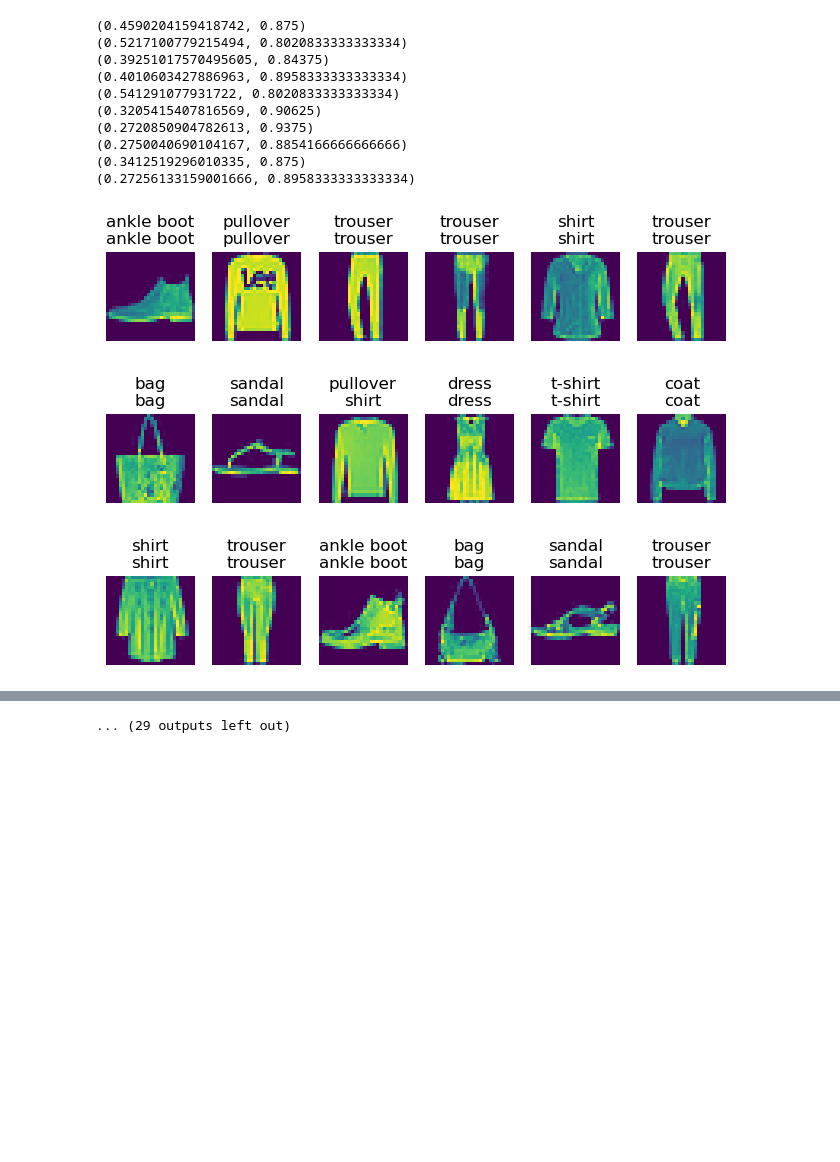
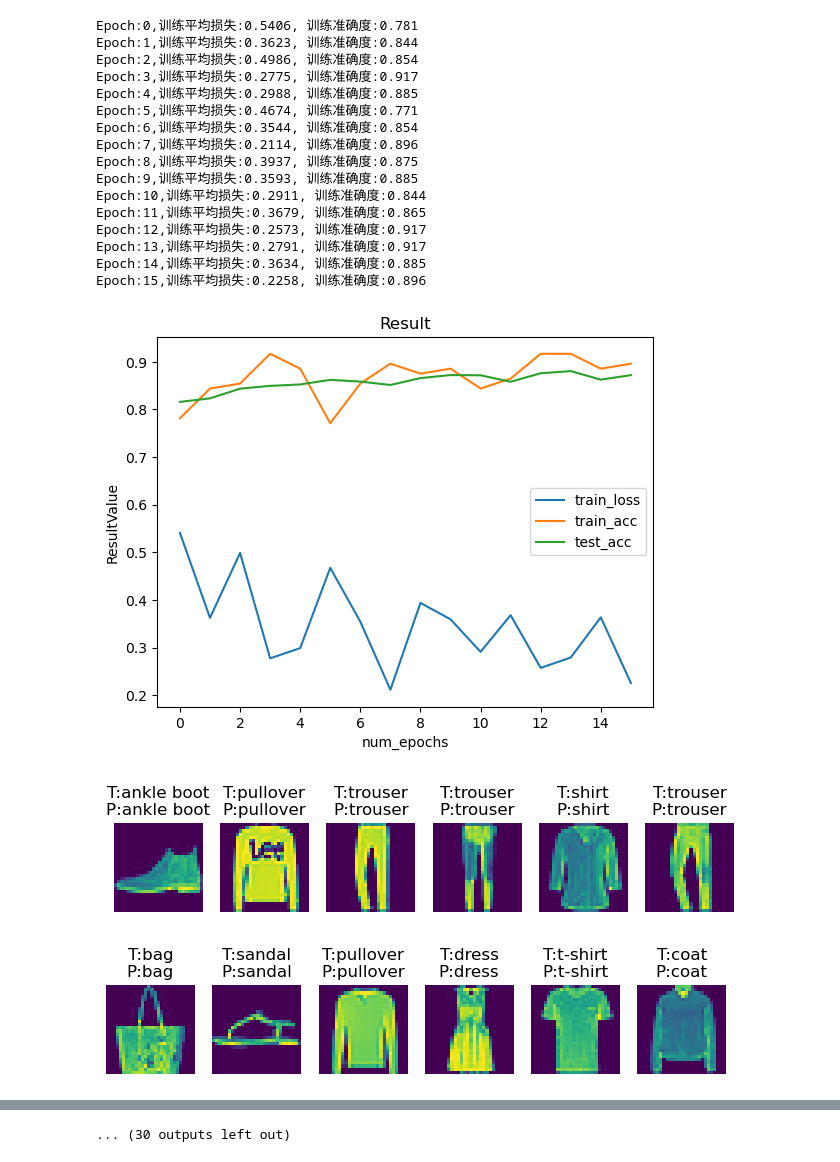
Before and after one commit to IrisXeK/DeepLearning, a Jupyter notebook: Multilayer Perceptron.ipynb, the cells around one changed output, grey strips where cells are left out. Saved outputs shown, nothing was run; the diff lists cells and outputs as text; code cells hidden in the pictures; blank space fills up the shorter version.

```diff
--- a/Multilayer Perceptron.ipynb
+++ b/Multilayer Perceptron.ipynb
@@ -9,7 +9,7 @@ from torch.utils import data
 import matplotlib.pyplot as plt
 from torchvision import transforms
 num_inputs , num_outputs , num_hiddens= 784, 10 , 256 #定义输入特征数量 输出类别数量 隐藏层中的隐藏单元数
-num_epochs = 10
+num_epochs = 16
 learning_rate = 0.1
 batch_size = 256
 train_set, test_set =(
@@ -18,46 +18,53 @@ train_set, test_set =(
                                                             download=True),
                             num_workers=16, batch_size=batch_size, shuffle=True),
             data.DataLoader(torchvision.datasets.FashionMNIST(root='./data', train=False,
                                                             transform=transforms.ToTensor(),
                                                             download=True),
                             num_workers=16, batch_size=batch_size, shuffle=False))
 """
 X:矩阵样本 n(样本个数)*d(每个样本的特征数)
 W1:第一层权重 d*h(隐藏层隐藏单元数)
 X*W1 --> H1 n*h
 W2:第二层权重 h*q(输出数量)
 H1*W2 --> H2 n*q
 """
 def ReLU(X): # 线性规范单元 是一种激活函数
     temp = torch.zeros_like(X)
     return torch.max(X,temp)
 def net(X):
-    X = X.reshape((-1,num_inputs)) # 二维图像转换为一维向量
+    X = X.reshape((-1,num_inputs)) # 二维图像转换为一维向量 这里忽略了空间结构
     H = ReLU(X@W1 + b1) # @是矩阵乘法 H是隐藏层 这里表示经过一层隐藏层
     return H@W2 + b2 # 从隐藏层到输出层
-batch_size = 256
 # 隐藏层为一层
 W1 = nn.Parameter(torch.randn(num_inputs,num_hiddens,requires_grad=True)* 0.01) # nn.Parameter是一个特殊张量, 在被指派为nn.Module时自动成为该模型的一个参数
 b1 = nn.Parameter(torch.zeros(num_hiddens,requires_grad=True))
 W2 = nn.Parameter(torch.randn(num_hiddens,num_outputs,requires_grad=True)* 0.01)
 b2 = nn.Parameter(torch.zeros(num_outputs,requires_grad=True))
 params = [W1,b1,W2,b2] # 参数列表
 loss = nn.CrossEntropyLoss(reduction='none') # 使用交叉熵损失作为损失函数
 updater = torch.optim.SGD(params, learning_rate, 0.7)
 # torch.optim.SGD(parameters, lr, momentum) 是内置的随机梯度下降优化器 传入参数列表 学习率 momentum帮助加速优化过程 取0.5-0.9
-std_train(net, train_set,test_set, loss, num_epochs,updater)
+Res = ResVisualization(("train_loss", "train_acc", "test_acc"), num_epochs) # 结果绘图
+train(net, train_set,test_set, loss, num_epochs, updater, Res)
+Res.plot_res()
 std_prediction(net, test_set, 6)
 # %% [output]
-(0.4590204159418742, 0.875)
-(0.5217100779215494, 0.8020833333333334)
-(0.39251017570495605, 0.84375)
-(0.4010603427886963, 0.8958333333333334)
-(0.541291077931722, 0.8020833333333334)
-(0.3205415407816569, 0.90625)
-(0.2720850904782613, 0.9375)
-(0.2750040690104167, 0.8854166666666666)
-(0.3412519296010335, 0.875)
-(0.27256133159001666, 0.8958333333333334)
+Epoch:0,训练平均损失:0.5406, 训练准确度:0.781
+Epoch:1,训练平均损失:0.3623, 训练准确度:0.844
+Epoch:2,训练平均损失:0.4986, 训练准确度:0.854
+Epoch:3,训练平均损失:0.2775, 训练准确度:0.917
+Epoch:4,训练平均损失:0.2988, 训练准确度:0.885
+Epoch:5,训练平均损失:0.4674, 训练准确度:0.771
+Epoch:6,训练平均损失:0.3544, 训练准确度:0.854
+Epoch:7,训练平均损失:0.2114, 训练准确度:0.896
+Epoch:8,训练平均损失:0.3937, 训练准确度:0.875
+Epoch:9,训练平均损失:0.3593, 训练准确度:0.885
+Epoch:10,训练平均损失:0.2911, 训练准确度:0.844
+Epoch:11,训练平均损失:0.3679, 训练准确度:0.865
+Epoch:12,训练平均损失:0.2573, 训练准确度:0.917
+Epoch:13,训练平均损失:0.2791, 训练准确度:0.917
+Epoch:14,训练平均损失:0.3634, 训练准确度:0.885
+Epoch:15,训练平均损失:0.2258, 训练准确度:0.896
-[figure, old version]
+[figure, new version]
-[figure, old version]
+[figure, new version]
-[figure, old version]
+[figure, new version]
@@ -72 +79 @@ std_prediction(net, test_set, 6)
-... (29 outputs left out)
+... (30 outputs left out)
```
Also changed, not shown: parts of 1 cell of this notebook, 1 other file.
